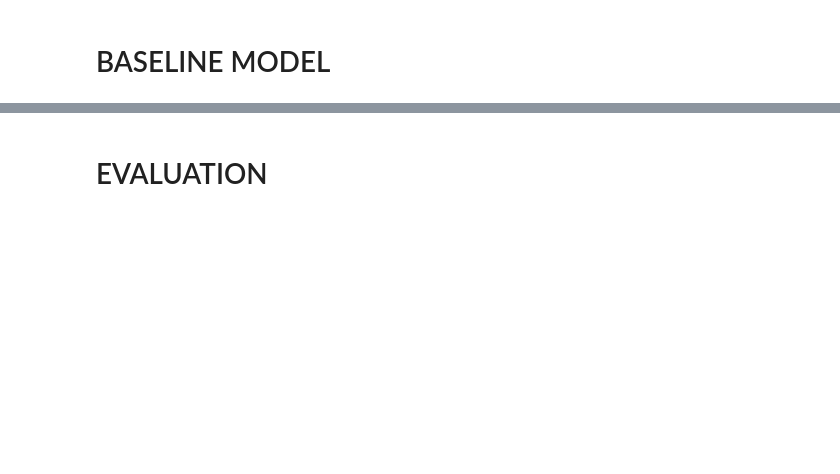
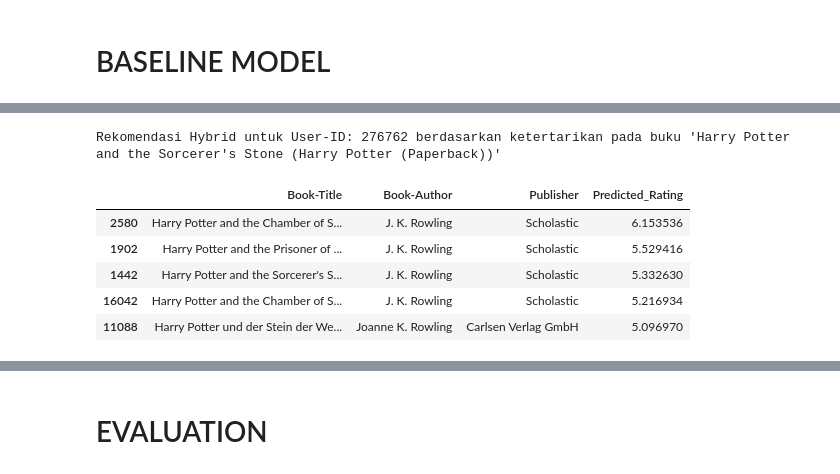
Before and after one commit to RidhoNurFauzi/Book-Recommender-System-Hybrid-Content-Based-Collaborative-Filtering-, a Jupyter notebook: Book_Recommender.ipynb, the cells around one changed output, grey strips where cells are left out. Cells and saved outputs as stored; diff of their text form; code cells hidden in the pictures; blank space fills up the shorter version.

```diff
--- a/Book_Recommender.ipynb
+++ b/Book_Recommender.ipynb
@@ -643,0 +946,20 @@ df_books[['Book-Title', 'content']].head()
+# %%
+trainset = data_surprise.build_full_trainset()
+algo.fit(trainset)
+
+def recommend_collaborative_filtering(user_id, n=5):
+    all_books = df_cf_filtered['ISBN'].unique()
+    rated_books = df_cf_filtered[df_cf_filtered['User-ID'] == user_id]['ISBN'].values
+    unrated_books = [book for book in all_books if book not in rated_books]
+    predictions = []
+    for isbn in unrated_books:
+        pred = algo.predict(user_id, isbn)
+        predictions.append((isbn, pred.est))
+    predictions.sort(key=lambda x: x[1], reverse=True)
+    top_n_isbn = [item[0] for item in predictions[:n]]
+    recommended_books = df_books[df_books['ISBN'].isin(top_n_isbn)][['Book-Title', 'Book-Author', 'Publisher']]
+    return recommended_books
+
+sample_user = df_cf_filtered['User-ID'].iloc[0]
+print(f"Menampilkan Rekomendasi Collaborative Filtering untuk User-ID: {sample_user}\n")
+recommend_collaborative_filtering(sample_user, n=5)
@@ -643,0 +997,29 @@ df_books[['Book-Title', 'content']].head()
+# %%
+def hybrid_recommendation(user_id, book_title, top_k=5):
+    if book_title not in indices:
+        return "Buku tidak ditemukan di dataset populer. Silakan coba judul lain."
+    idx = indices[book_title]
+    if type(idx) is pd.Series:
+        idx = idx.iloc[0]
+    sim_scores = list(enumerate(cosine_sim[idx]))
+    sim_scores = sorted(sim_scores, key=lambda x: x[1], reverse=True)
+    sim_scores = sim_scores[1:51]
+    book_indices = [i[0] for i in sim_scores]
+    candidates = df_books_cb.iloc[book_indices].copy()
+    candidates['Predicted_Rating'] = candidates['ISBN'].apply(lambda x: algo.predict(user_id, x).est)
+    candidates = candidates.sort_values(by='Predicted_Rating', ascending=False)
+    return candidates[['Book-Title', 'Book-Author', 'Publisher', 'Predicted_Rating']].head(top_k)
+
+user_tes = df_cf_filtered['User-ID'].iloc[0]
+buku_tes = "Harry Potter and the Sorcerer's Stone (Harry Potter (Paperback))"
+
+print(f"Rekomendasi Hybrid untuk User-ID: {user_tes} berdasarkan ketertarikan pada buku '{buku_tes}'\n")
+hybrid_recommendation(user_tes, buku_tes, top_k=5)
+# %% [output]
+Rekomendasi Hybrid untuk User-ID: 276762 berdasarkan ketertarikan pada buku 'Harry Potter and the Sorcerer's Stone (Harry Potter (Paperback))'
+|  | Book-Title | Book-Author | Publisher | Predicted_Rating |
+| 2580 | Harry Potter and the Chamber of S... | J. K. Rowling | Scholastic | 6.153536 |
+| 1902 | Harry Potter and the Prisoner of ... | J. K. Rowling | Scholastic | 5.529416 |
+| 1442 | Harry Potter and the Sorcerer's S... | J. K. Rowling | Scholastic | 5.332630 |
+| 16042 | Harry Potter and the Chamber of S... | J. K. Rowling | Scholastic | 5.216934 |
+| 11088 | Harry Potter und der Stein der We... | Joanne K. Rowling | Carlsen Verlag GmbH | 5.096970 |
```
Also changed, not shown: parts of 38 cells of this notebook.
